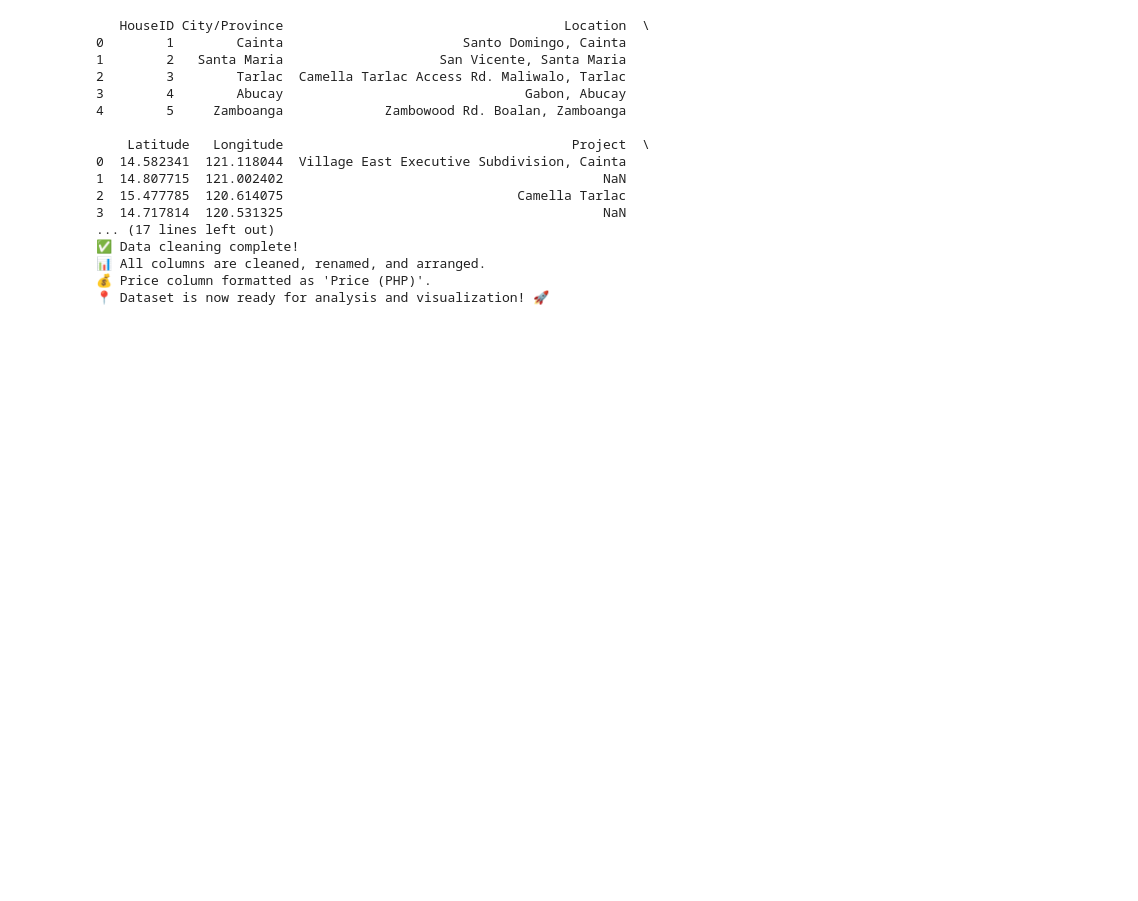
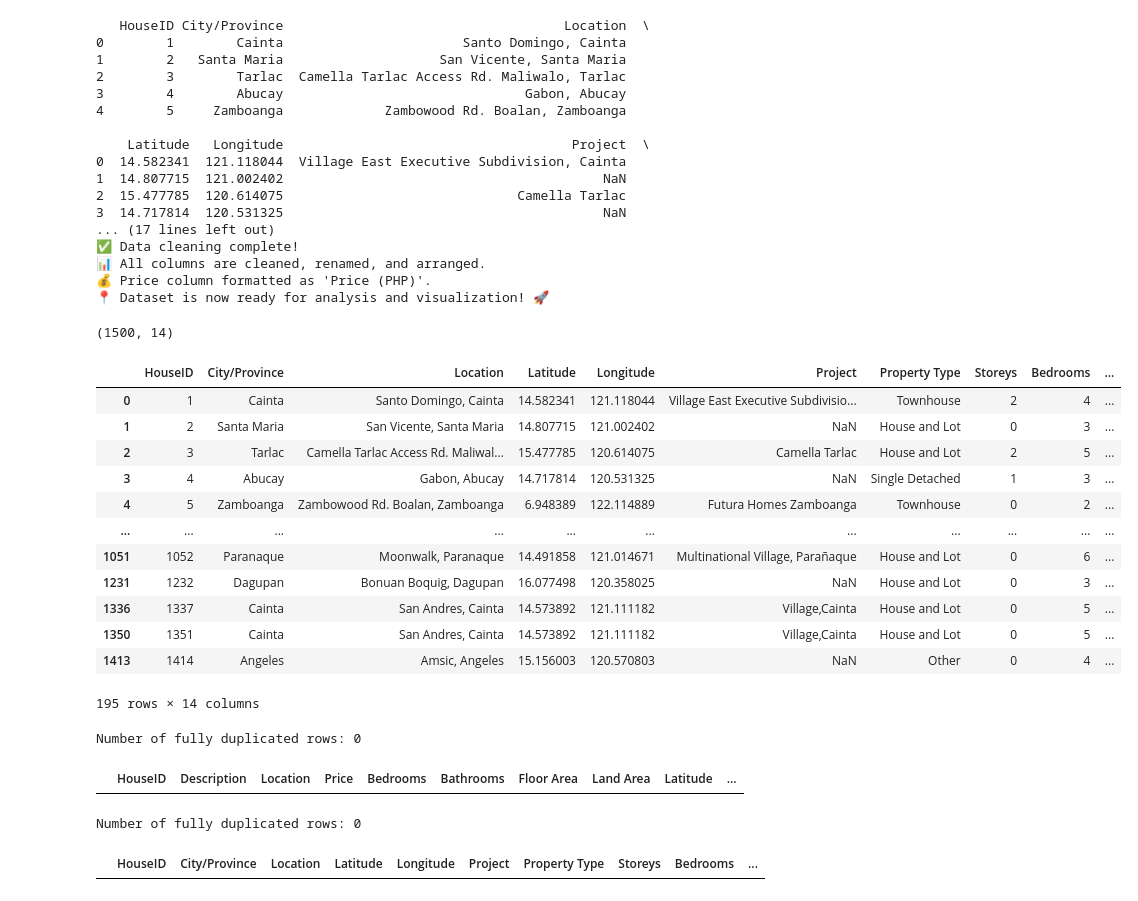
Before and after one commit to vien-1108/Data_Cleaning-PH_Housing_dataset, a Jupyter notebook: Data Cleaning - PH Housing.ipynb, the cells around one changed output. Cells and saved outputs as stored; diff of their text form; code cells hidden in the pictures; blank space fills up the shorter version.

Commit message:
Check duplicates UNCLEANED csv file VS CLEANED csv file.

```diff
--- a/Data Cleaning - PH Housing.ipynb
+++ b/Data Cleaning - PH Housing.ipynb
@@ -461,3 +461,65 @@ print("📍 Dataset is now ready for analysis and visualization! 🚀")
 📊 All columns are cleaned, renamed, and arranged.
 💰 Price column formatted as 'Price (PHP)'.
 📍 Dataset is now ready for analysis and visualization! 🚀
+# %%
+import pandas as pd
+
+# Load dataset
+df = pd.read_csv("PH_housing_cleaned6.csv")
+
+df.drop_duplicates().shape
+# %% [output]
+(1500, 14)
+# %%
+duplicates = df[df.duplicated(subset=['Description', 'Location'], keep=False)]
+duplicates
+# %% [output]
+|  | HouseID | City/Province | Location | Latitude | Longitude | Project | Property Type | Storeys | Bedrooms | ... |
+| 0 | 1 | Cainta | Santo Domingo, Cainta | 14.582341 | 121.118044 | Village East Executive Subdivisio... | Townhouse | 2 | 4 | ... |
+| 1 | 2 | Santa Maria | San Vicente, Santa Maria | 14.807715 | 121.002402 | NaN | House and Lot | 0 | 3 | ... |
+| 2 | 3 | Tarlac | Camella Tarlac Access Rd. Maliwal... | 15.477785 | 120.614075 | Camella Tarlac | House and Lot | 2 | 5 | ... |
+| 3 | 4 | Abucay | Gabon, Abucay | 14.717814 | 120.531325 | NaN | Single Detached | 1 | 3 | ... |
+| 4 | 5 | Zamboanga | Zambowood Rd. Boalan, Zamboanga | 6.948389 | 122.114889 | Futura Homes Zamboanga | Townhouse | 0 | 2 | ... |
+| ... | ... | ... | ... | ... | ... | ... | ... | ... | ... | ... |
+| 1051 | 1052 | Paranaque | Moonwalk, Paranaque | 14.491858 | 121.014671 | Multinational Village, Parañaque | House and Lot | 0 | 6 | ... |
+| 1231 | 1232 | Dagupan | Bonuan Boquig, Dagupan | 16.077498 | 120.358025 | NaN | House and Lot | 0 | 3 | ... |
+| 1336 | 1337 | Cainta | San Andres, Cainta | 14.573892 | 121.111182 | Village,Cainta | House and Lot | 0 | 5 | ... |
+| 1350 | 1351 | Cainta | San Andres, Cainta | 14.573892 | 121.111182 | Village,Cainta | House and Lot | 0 | 5 | ... |
+| 1413 | 1414 | Angeles | Amsic, Angeles | 15.156003 | 120.570803 | NaN | Other | 0 | 4 | ... |
+195 rows × 14 columns
+# %%
+import pandas as pd
+
+# Load original UNCLEANED csv file
+df = pd.read_csv("PH_Housing.csv")
+
+df.drop_duplicates().shape
+
+# 1. Check how many duplicates exist
+duplicates_count = df.duplicated().sum()
+print(f"Number of fully duplicated rows: {duplicates_count}")
+
+# 2. Display the actual duplicate rows
+duplicates = df[df.duplicated(keep=False)]
+display(duplicates)
+# %% [output]
+Number of fully duplicated rows: 0
+|  | HouseID | Description | Location | Price | Bedrooms | Bathrooms | Floor Area | Land Area | Latitude | ... |
+# %%
+import pandas as pd
+
+# Load final CLEANED csv file
+df = pd.read_csv("PH_housing_cleaned6.csv")
+
+df.drop_duplicates().shape
+
+# 1. Check how many duplicates exist
+duplicates_count = df.duplicated().sum()
+print(f"Number of fully duplicated rows: {duplicates_count}")
+
+# 2. Display the actual duplicate rows
+duplicates = df[df.duplicated(keep=False)]
+display(duplicates)
+# %% [output]
+Number of fully duplicated rows: 0
+|  | HouseID | City/Province | Location | Latitude | Longitude | Project | Property Type | Storeys | Bedrooms | ... |
```
